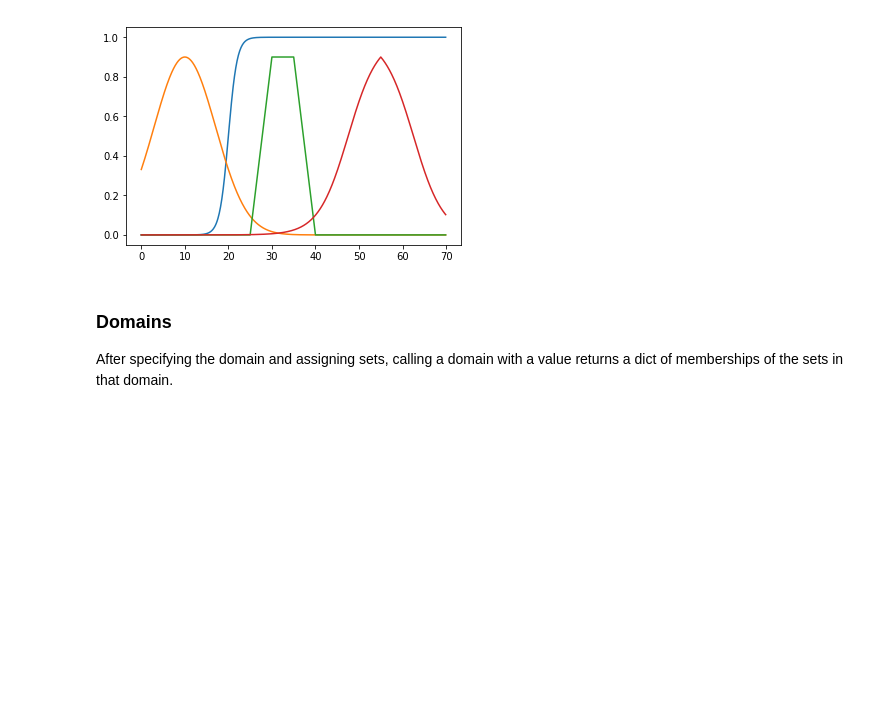
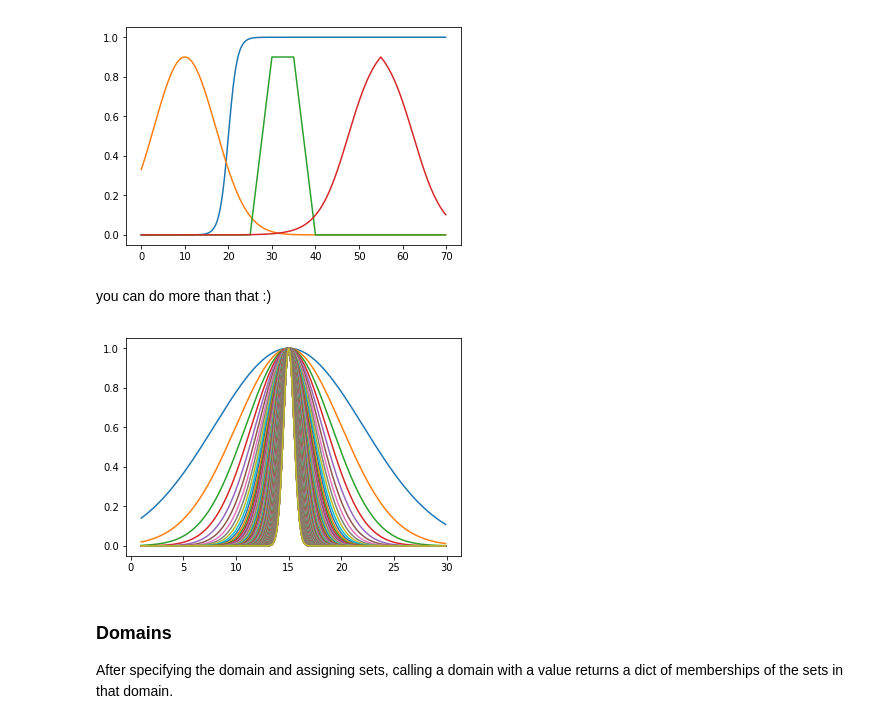
Before and after one commit to Python-Fuzzylogic/fuzzylogic, a Jupyter notebook: Showcase.ipynb, the cells around one changed output. Cells and saved outputs as stored; diff of their text form; code cells hidden in the pictures; blank space fills up the shorter version.

```diff
--- a/Showcase.ipynb
+++ b/Showcase.ipynb
@@ -44,6 +43,19 @@ T.triangular_sigmoid = Set(triangular_sigmoid(40, 70, c=55))
 T.triangular_sigmoid.plot()
 # %% [output]
 [figure]
+# %% [markdown]
+you can do more than that :)
+# %%
+from fuzzy.classes import Set, Domain
+from fuzzy.functions import gauss
+from numpy import arange
+
+d = Domain("d", 1, 30, res=0.1)
+for x in arange(0.01,2, 0.01):
+    s = Set(domain=d, name=f"_{x}", func=gauss(15, x))
+    s.plot()
+# %% [output]
+[figure, added]
 # %% [markdown]
 ### Domains
 
```
Also changed, not shown: parts of 8 cells of this notebook, 3 other files.
